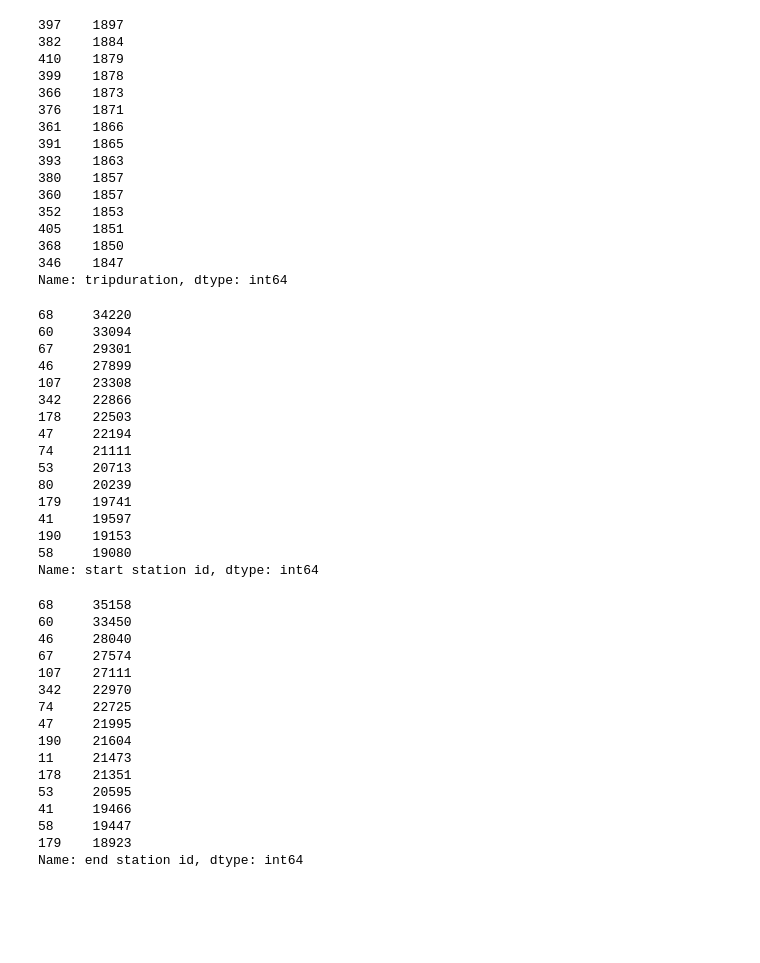
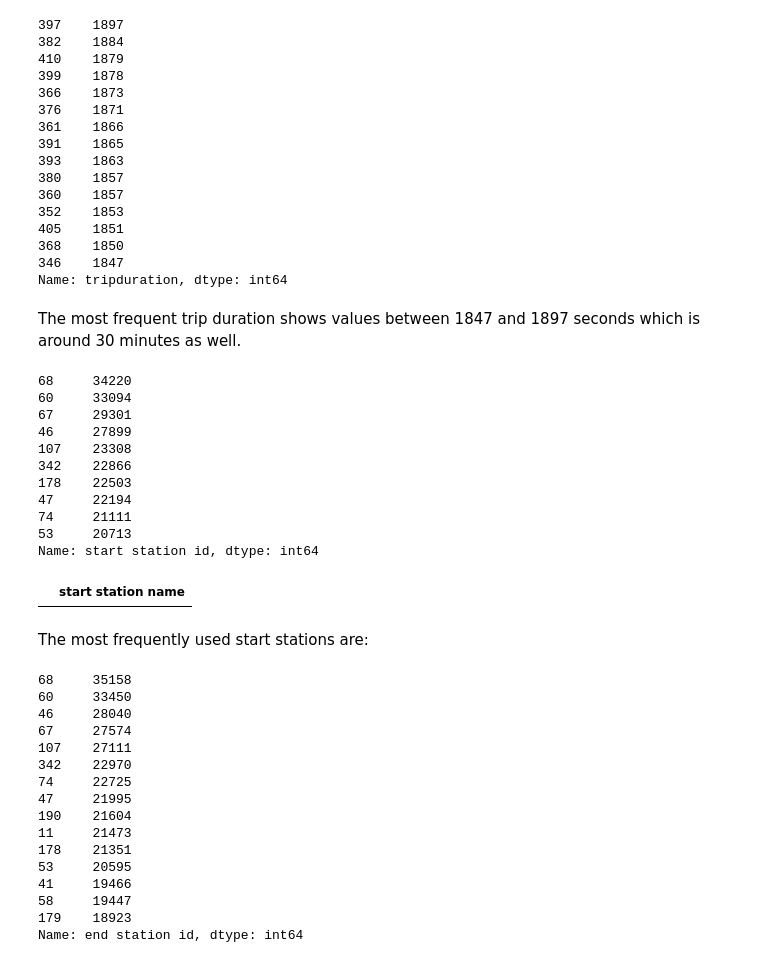
Before and after one commit to lillaszulyovszky/udacity-project-bikesharing-data-in-boston, a Jupyter notebook: bikesharing.ipynb, the cells around one changed output. Saved outputs shown, nothing was run; the diff lists cells and outputs as text; code cells hidden in the pictures; blank space fills up the shorter version.

```diff
--- a/bikesharing.ipynb
+++ b/bikesharing.ipynb
@@ -696,9 +763,11 @@ df_all['tripduration'].value_counts().sort_values(ascending=False)[:15]
 368    1850
 346    1847
 Name: tripduration, dtype: int64
+# %% [markdown]
+The most frequent trip duration shows values between 1847 and 1897 seconds which is around 30 minutes as well.
 # %%
-# assess start station id column's 15 most frequent values in descending order
-df_all['start station id'].value_counts().sort_values(ascending=False)[:15]
+# assess start station id column's 10 most frequent values in descending order
+df_all['start station id'].value_counts().sort_values(ascending=False)[:10]
 # %% [output]
 68     34220
 60     33094
@@ -710,12 +779,13 @@ df_all['start station id'].value_counts().sort_values(ascending=False)[:15]
 47     22194
 74     21111
 53     20713
-80     20239
-179    19741
-41     19597
-190    19153
-58     19080
 Name: start station id, dtype: int64
+# %%
+df_all.loc[df_all['start station id'] == 34220, ['start station name']]
+# %% [output]
+|  | start station name |
+# %% [markdown]
+The most frequently used start stations are:
 # %%
 # assess end station id column's 15 most frequent values in descending order
 df_all['end station id'].value_counts().sort_values(ascending=False)[:15]
```
Also changed, not shown: parts of 31 cells of this notebook.
